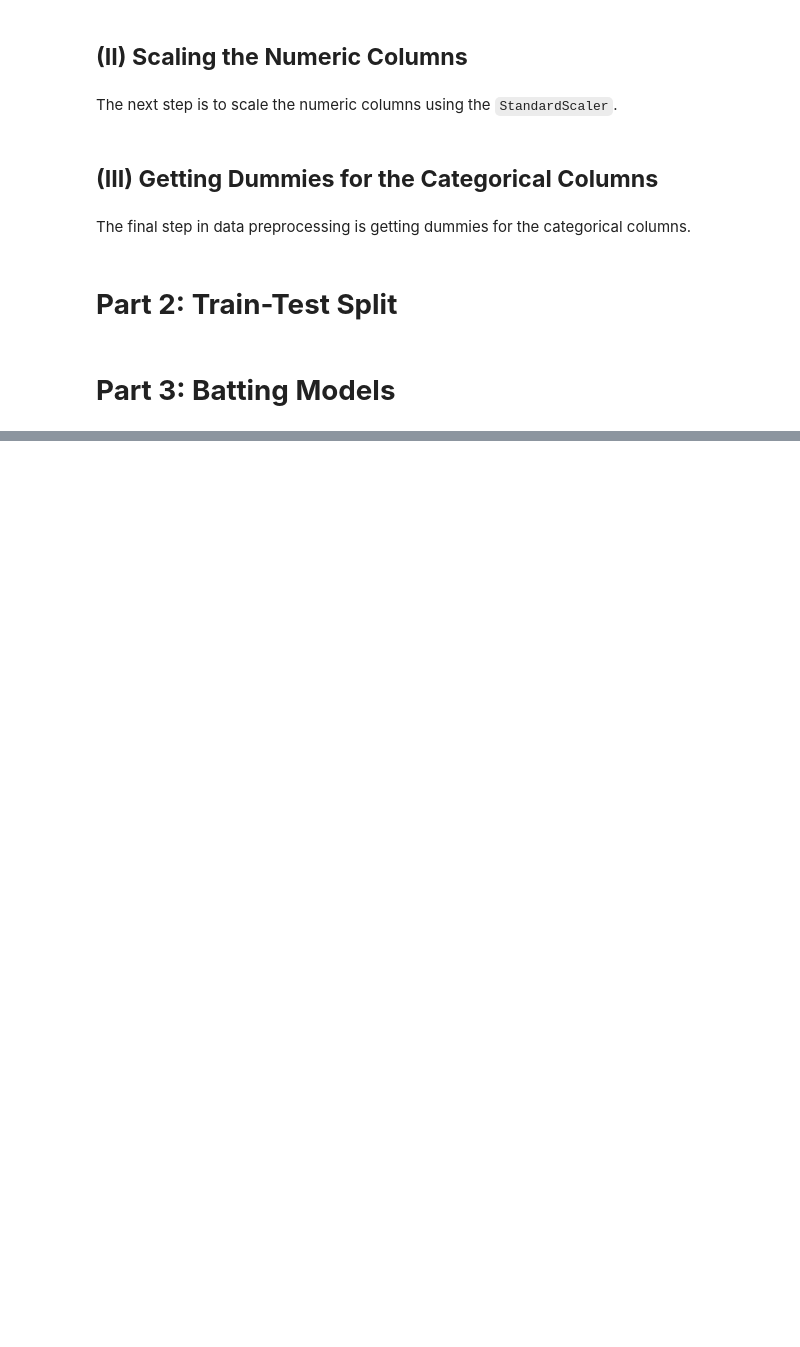
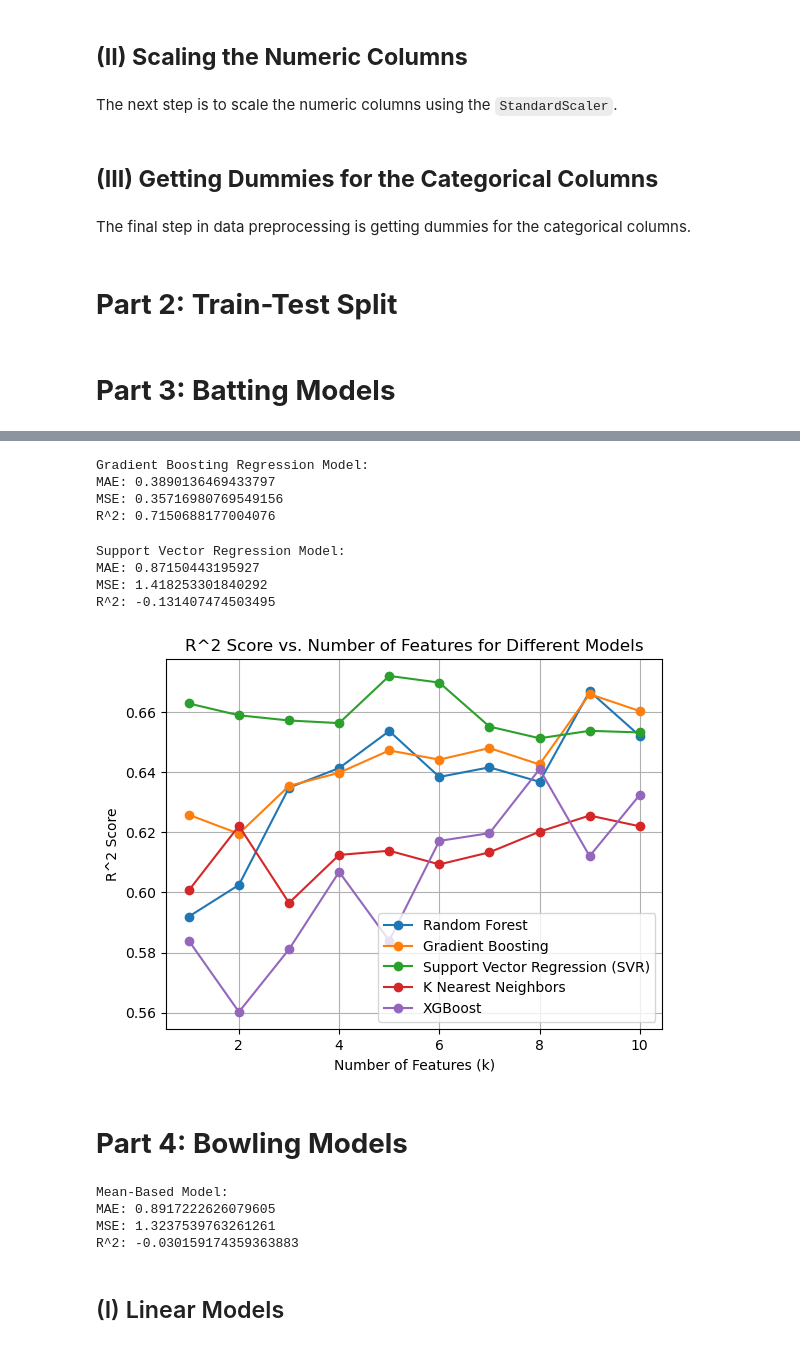
Before and after one commit to rohitbhamidi/ipl-player-salary, a Jupyter notebook: 3-PreprocessingTrainingDevelopment.ipynb, the cells around one changed output, grey strips where cells are left out. Cells and saved outputs as stored; diff of their text form; code cells hidden in the pictures; blank space fills up the shorter version.

```diff
--- a/3-PreprocessingTrainingDevelopment.ipynb
+++ b/3-PreprocessingTrainingDevelopment.ipynb
@@ -202,0 +270,36 @@ R^2: -1.0241260484351296
+# %%
+gb_model = GradientBoostingRegressor()
+gb_model.fit(X_train_bat, y_train_bat)
+y_pred_gb = gb_model.predict(X_test_bat)
+
+mae_gb = mean_absolute_error(y_test_bat, y_pred_gb)
+mse_gb = mean_squared_error(y_test_bat, y_pred_gb)
+r2_gb = r2_score(y_test_bat, y_pred_gb)
+
+print("\nGradient Boosting Regression Model:")
+print("MAE:", mae_gb)
+print("MSE:", mse_gb)
+print("R^2:", r2_gb)
+# %% [output]
+Gradient Boosting Regression Model:
+MAE: 0.3890136469433797
+MSE: 0.35716980769549156
+R^2: 0.7150688177004076
+# %%
+sv_model = SVR()
+sv_model.fit(X_train_bat, y_train_bat)
+y_pred_sv = sv_model.predict(X_test_bat)
+
+mae_sv = mean_absolute_error(y_test_bat, y_pred_sv)
+mse_sv = mean_squared_error(y_test_bat, y_pred_sv)
+r2_sv = r2_score(y_test_bat, y_pred_sv)
+
+print("\nSupport Vector Regression Model:")
+print("MAE:", mae_sv)
+print("MSE:", mse_sv)
+print("R^2:", r2_sv)
+# %% [output]
+Support Vector Regression Model:
+MAE: 0.87150443195927
+MSE: 1.418253301840292
+R^2: -0.131407474503495
@@ -202,0 +348,37 @@ R^2: -1.0241260484351296
+# %%
+plt.plot(k_values, random_forest_r2_scores, label='Random Forest', marker='o')
+plt.plot(k_values, gradient_boosting_r2_scores, label='Gradient Boosting', marker='o')
+plt.plot(k_values, svm_r2_scores, label='Support Vector Regression (SVR)', marker='o')
+plt.plot(k_values, knn_r2_scores, label='K Nearest Neighbors', marker='o')
+plt.plot(k_values, xgboost_r2_scores, label='XGBoost', marker='o')
+
+plt.xlabel('Number of Features (k)')
+plt.ylabel('R^2 Score')
+plt.title('R^2 Score vs. Number of Features for Different Models')
+plt.legend()
+plt.grid(True)
+plt.show()
+# %% [output]
+[figure, added]
+# %% [markdown]
+# **Part 4: Bowling Models**
+# %%
+mean_target = y_train_bowl.mean()
+
+y_pred_mean = np.full(y_test_bowl.shape, mean_target)
+
+mae_mean = mean_absolute_error(y_test_bowl, y_pred_mean)
+mse_mean = mean_squared_error(y_test_bowl, y_pred_mean)
+r2_mean = r2_score(y_test_bowl, y_pred_mean)
+
+print("Mean-Based Model:")
+print("MAE:", mae_mean)
+print("MSE:", mse_mean)
+print("R^2:", r2_mean)
+# %% [output]
+Mean-Based Model:
+MAE: 0.8917222626079605
+MSE: 1.3237539763261261
+R^2: -0.030159174359363883
+# %% [markdown]
+## (I) Linear Models
```
Also changed, not shown: parts of 51 cells of this notebook.
